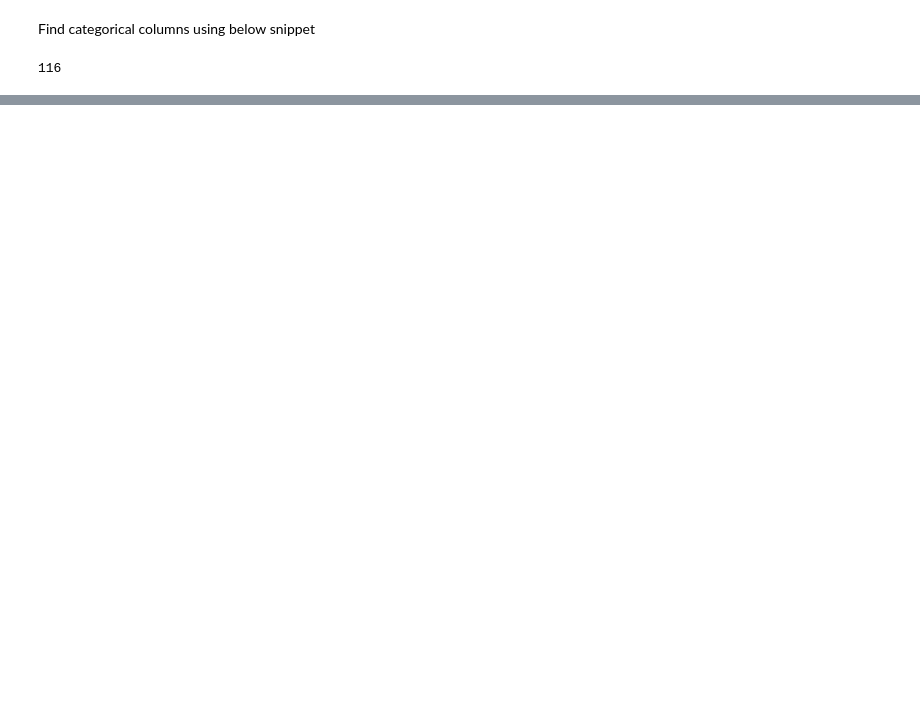
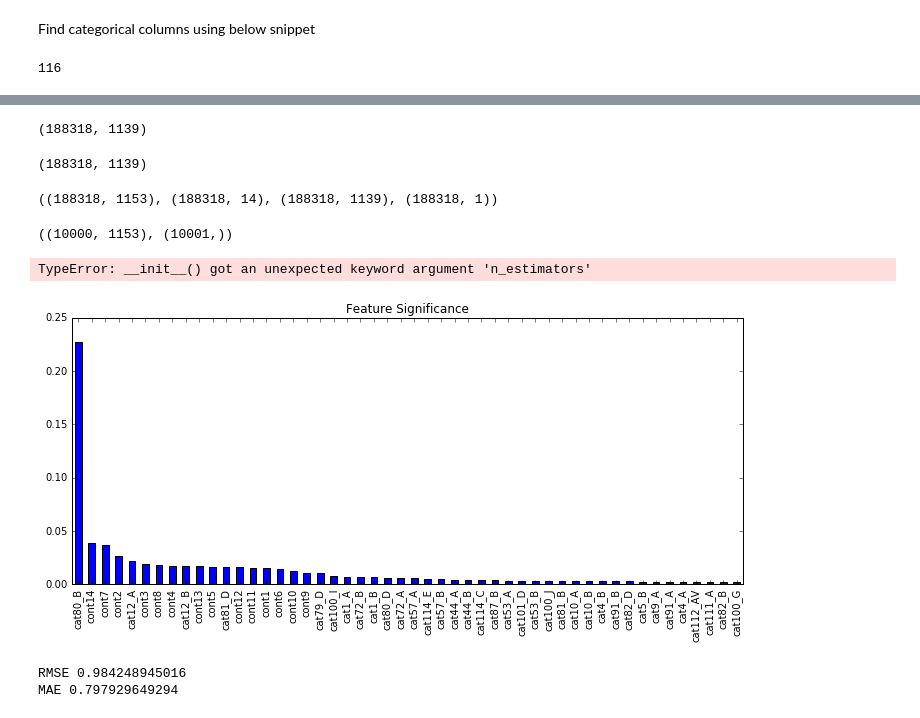
Before and after one commit to swapnilashtekar/AllState_Claims_Severity, a Jupyter notebook: allstate_claim.ipynb, the cells around one changed output, grey strips where cells are left out. Drawn from its saved outputs; the diff is of its cells as text; code cells hidden in the pictures; blank space fills up the shorter version.

Commit message:
Data preprocessing, tried pearson correlation, applied linear regression, random forest regressor

```diff
--- a/allstate_claim.ipynb
+++ b/allstate_claim.ipynb
@@ -86,3 +86,7 @@ for column in train_test_data.columns.values:
 len(categorical_columns)
 # %% [output]
 116
+# %%
+train_continuous = x_train.drop(categorical_columns, axis=1)
+train_categorical = x_train[categorical_columns]
+train_continuous.shape, train_categorical.shape
@@ -88,0 +135,67 @@ len(categorical_columns)
+# %%
+for column in train_categorical.columns.values:
+    if train_categorical[column].isnull().sum() > 0:
+        print column + "\t" + str(train_categorical[column].isnull().sum())
+train_categorical.shape
+# %% [output]
+(188318, 1139)
+# %%
+train_categorical = pd.get_dummies(train_categorical)
+train_categorical.shape
+# %% [output]
+(188318, 1139)
+# %%
+x_train_new = train_continuous.join(train_categorical)
+x_train_new.shape, train_continuous.shape, train_categorical.shape, t_train.shape
+# %% [output]
+((188318, 1153), (188318, 14), (188318, 1139), (188318, 1))
+# %%
+x_train_new.loc[:9999,:].shape, t_train.loc[:10000].values.ravel().shape
+# %% [output]
+((10000, 1153), (10001,))
+# %%
+from sklearn.cross_validation import train_test_split
+from sklearn.ensemble import RandomForestRegressor
+from sklearn.linear_model import LinearRegression
+
+X_train1, X_test1, y_train1, y_test1 = train_test_split(x_train_new.loc[:9999,:].values, t_train.values.ravel()[:10000])
+#clf = RandomForestRegressor(n_estimators=500, n_jobs=-1)
+clf = LinearRegression(n_estimators=500, n_jobs=-1)
+
+clf.fit(X_train1, y_train1)
+y_pred = clf.predict(X_test1)
+
+#y_test1 = y_test1
+plt.figure(figsize=(10, 5))
+plt.scatter(y_test1, y_pred, s=20)
+plt.title('Predicted vs. Actual')
+plt.xlabel('Actual Sale Price')
+plt.ylabel('Predicted Sale Price')
+
+plt.plot([min(y_test1), max(y_test1)], [min(y_pred), max(y_pred)])
+plt.tight_layout()
+# %% [output]
+TypeError: __init__() got an unexpected keyword argument 'n_estimators'
+# %%
+'''Get names of the features of entire data'''
+names = list(x_train_new.columns.values)
+'''Get the feature importance of RandomForest'''
+importances = clf.feature_importances_
+#print len(importance)
+sorted_importances = pd.Series(importances, index = x_train_new.columns).sort_values(ascending=False)
+sorted_importances = pd.Series(sorted_importances)
+plt.figure(figsize=(10, 5))
+sorted_importances.head(50).plot(kind='bar')
+plt.title('Feature Significance')
+plt.tight_layout()
+# %% [output]
+[figure, added]
+# %%
+from sklearn.metrics import mean_squared_error
+from sklearn.metrics import mean_absolute_error
+from math import sqrt
+print "RMSE", sqrt(mean_squared_error(y_test1, y_pred, multioutput='raw_values'))
+print "MAE", mean_absolute_error(y_test1, y_pred)
+# %% [output]
+RMSE 0.984248945016
+MAE 0.797929649294
```
Also changed, not shown: parts of 12 cells of this notebook, 1 other file.
